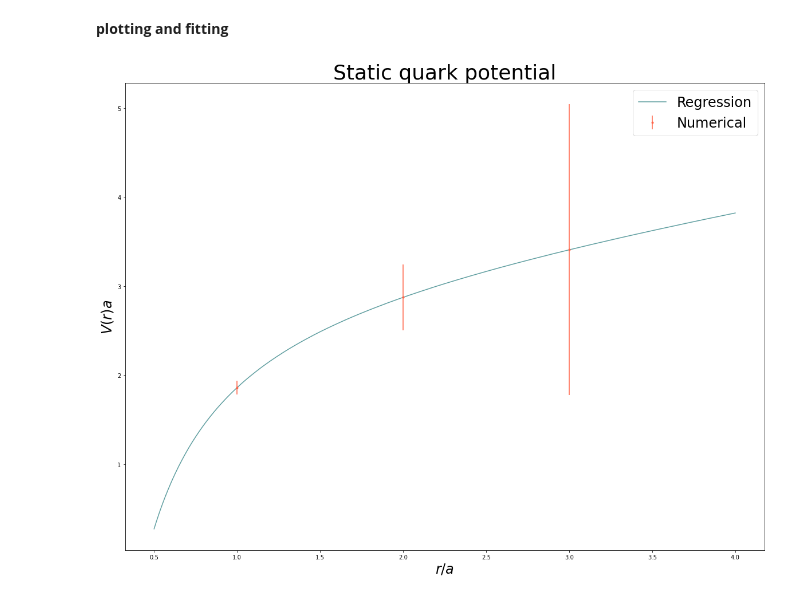
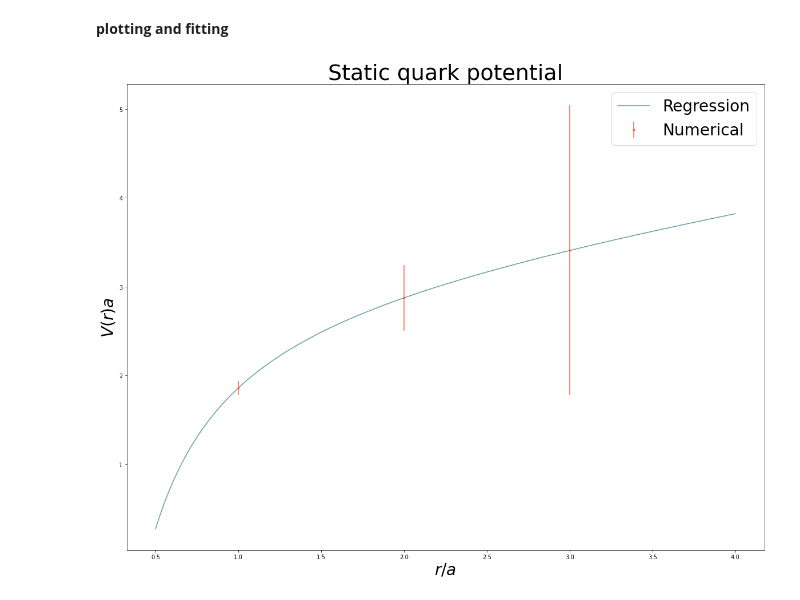
Before and after one commit to fontana-g/latticeQCD_for_novices, a Jupyter notebook: VQCD_potential_notimp.ipynb, the cells around one changed output. Saved outputs shown, nothing was run; the diff lists cells and outputs as text; code cells hidden in the pictures.

```diff
--- a/VQCD_potential_notimp.ipynb
+++ b/VQCD_potential_notimp.ipynb
@@ -426,13 +426,13 @@ V_lsq = fun_generator(r_gen, *fit_lsq.x) #generation of points for the graph
 # %%
 plt.figure(figsize=(20,15))
 plt.errorbar(rad[1:], potential[1:], yerr=err_potential[1:], fmt='.', color='tomato', label='Numerical');
 plt.plot(r_gen,V_lsq,label='Regression',color='cadetblue')
 #plt.axis([0.5,4,0,2.6])
-plt.legend(loc='upper right',fontsize=24)
-plt.title('Static quark potential',fontsize=36)
-plt.xlabel('$r/a$',fontsize=24)
-plt.ylabel('$V(r)a$',fontsize=24)
+plt.legend(loc='upper right',fontsize=28)
+plt.title('Static quark potential',fontsize=38)
+plt.xlabel('$r/a$',fontsize=28)
+plt.ylabel('$V(r)a$',fontsize=28)
 plt.savefig('Vqcd_notimproved.pdf')
 plt.show()
 # %% [output]
-[figure, old version]
+[figure, new version]
```
Also changed, not shown: 1 other file.
